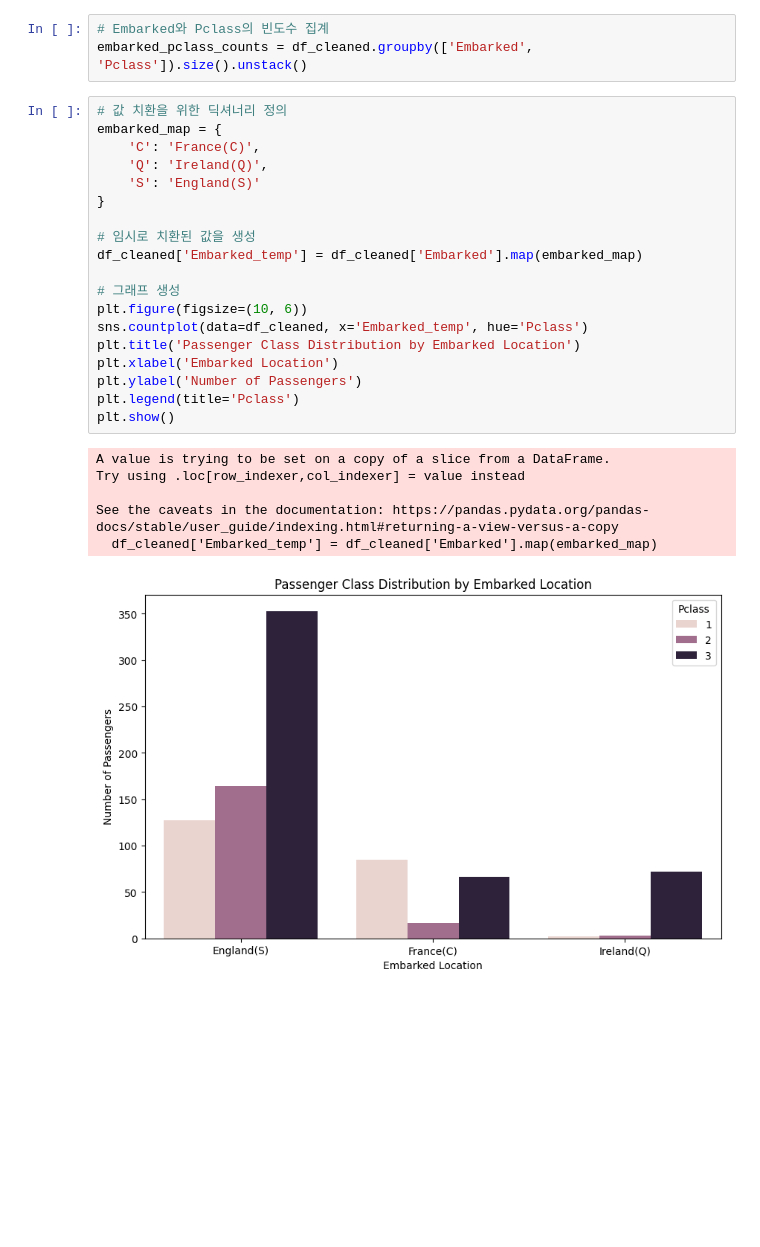
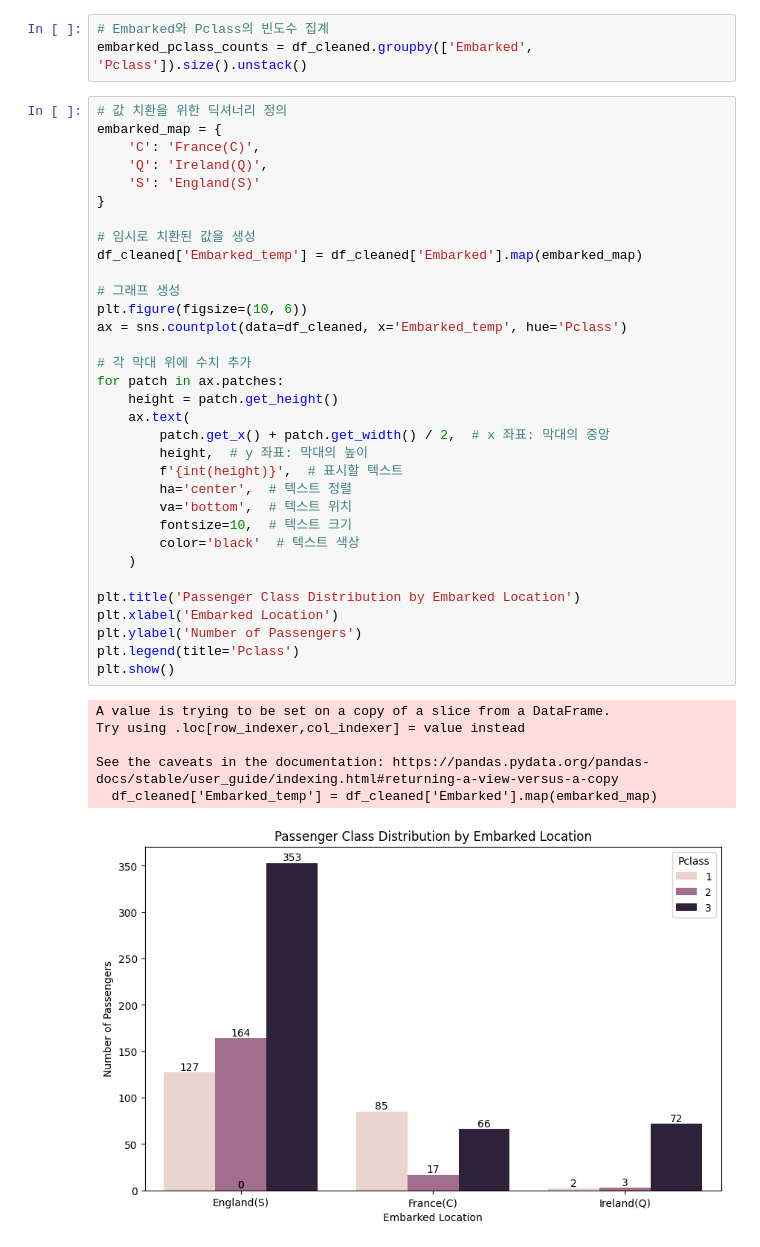
Before and after one commit to taelyne/titanic, a Jupyter notebook: titanic_2.ipynb, the cells around one changed output. Drawn from its saved outputs; the diff is of its cells as text; blank space fills up the shorter version.

```diff
--- a/titanic_2.ipynb
+++ b/titanic_2.ipynb
@@ -75,26 +75,40 @@ embarked_pclass_counts = df_cleaned.groupby(['Embarked', 'Pclass']).size().unsta
 # %%
 # 값 치환을 위한 딕셔너리 정의
 embarked_map = {
     'C': 'France(C)',
     'Q': 'Ireland(Q)',
     'S': 'England(S)'
 }
 
 # 임시로 치환된 값을 생성
 df_cleaned['Embarked_temp'] = df_cleaned['Embarked'].map(embarked_map)
 
 # 그래프 생성
 plt.figure(figsize=(10, 6))
-sns.countplot(data=df_cleaned, x='Embarked_temp', hue='Pclass')
+ax = sns.countplot(data=df_cleaned, x='Embarked_temp', hue='Pclass')
+
+# 각 막대 위에 수치 추가
+for patch in ax.patches:
+    height = patch.get_height()
+    ax.text(
+        patch.get_x() + patch.get_width() / 2,  # x 좌표: 막대의 중앙
+        height,  # y 좌표: 막대의 높이
+        f'{int(height)}',  # 표시할 텍스트
+        ha='center',  # 텍스트 정렬
+        va='bottom',  # 텍스트 위치
+        fontsize=10,  # 텍스트 크기
+        color='black'  # 텍스트 색상
+    )
+
 plt.title('Passenger Class Distribution by Embarked Location')
 plt.xlabel('Embarked Location')
 plt.ylabel('Number of Passengers')
 plt.legend(title='Pclass')
 plt.show()
 # %% [output]
 A value is trying to be set on a copy of a slice from a DataFrame.
 Try using .loc[row_indexer,col_indexer] = value instead
 
 See the caveats in the documentation: https://pandas.pydata.org/pandas-docs/stable/user_guide/indexing.html#returning-a-view-versus-a-copy
   df_cleaned['Embarked_temp'] = df_cleaned['Embarked'].map(embarked_map)
-[figure, old version]
+[figure, new version]
```
Also changed, not shown: parts of 4 cells of this notebook.
